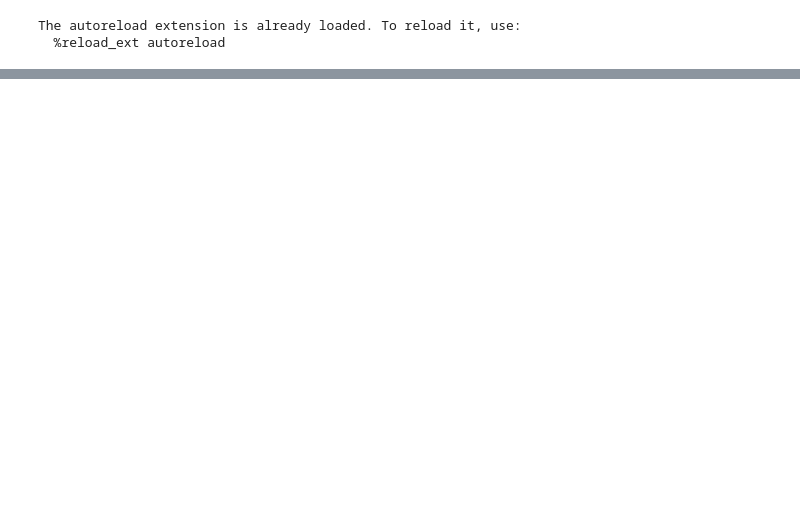
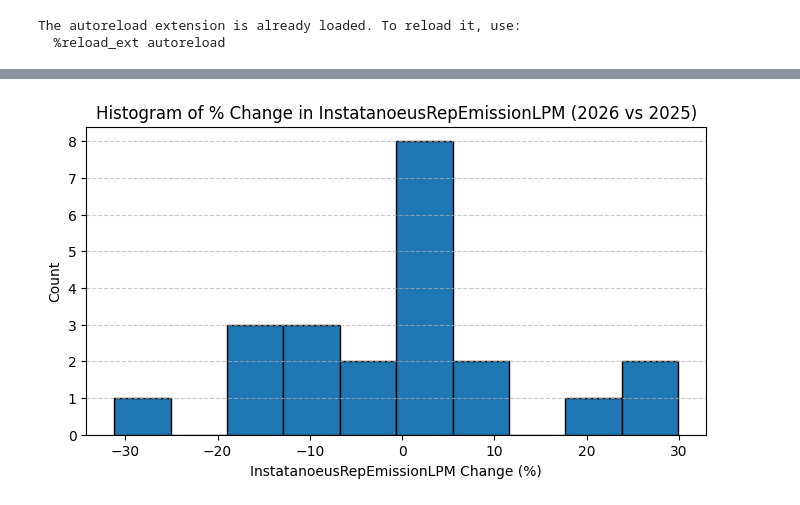
Before and after one commit to picarro-dsoler/KPIHub, a Jupyter notebook: tools/KPIOutput/ExcelOutput/KPIHub_ExcelOutput_Yearly_ITGAnalysis.ipynb, the cells around one changed output, grey strips where cells are left out. Drawn from its saved outputs; the diff is of its cells as text; code cells hidden in the pictures; blank space fills up the shorter version.

```diff
--- a/tools/KPIOutput/ExcelOutput/KPIHub_ExcelOutput_Yearly_ITGAnalysis.ipynb
+++ b/tools/KPIOutput/ExcelOutput/KPIHub_ExcelOutput_Yearly_ITGAnalysis.ipynb
@@ -59,5 +59,5 @@ cols.db.set_query("SELECT * FROM KPI_Definition WHERE name IN (SELECT name from
 kpi_col = cols.db.execute(KPIHub_Conn, source_col = 'name', temp_table_name = 'temp_KPI')
 output_dict = {kpi_col['Name']: [kpi_col['Unit'], kpi_col['Description'], kpi_col['Formula']] for _, kpi_col in kpi_col.iterrows()}
 # %%
-kpi_data = Query(f"SELECT {', '.join(cols['name'])} FROM Yearly_KPI WHERE CustomerName = '{customer_name}' AND BoundaryRegion IS NOT NULL").execute(KPIHub_Conn)
-years= Query(f"SELECT DISTINCT Year FROM Yearly_KPI WHERE CustomerName = '{customer_name}' AND BoundaryRegion IS NOT NULL").execute(KPIHub_Conn)
+kpi_data = Query(f"SELECT {', '.join(cols['name'])} FROM Yearly_KPI WHERE CustomerName = '{customer_name}'").execute(KPIHub_Conn)
+years= Query(f"SELECT DISTINCT Year FROM Yearly_KPI WHERE CustomerName = '{customer_name}'").execute(KPIHub_Conn)
@@ -142,0 +232,20 @@ Request "POST https://upload.box.com/api/2.0/files/2360331323746/content" failed
+# %%
+# Select all rows where Year is 2025
+kpi_2025 = kpi_data[kpi_data['Year'] == 2025].copy()
+kpi_2025.set_index('BoundaryRegion', inplace=True)
+kpi_2025.drop(columns=['CustomerName','Year'], inplace=True)
+kpi_2026 = kpi_data[kpi_data['Year'] == 2026].copy()
+kpi_2026.set_index('BoundaryRegion', inplace=True)
+kpi_2026.drop(columns=['CustomerName','Year'], inplace=True)
+kpi_diff = 100*((kpi_2026 / kpi_2025) - 1)
+import matplotlib.pyplot as plt
+
+plt.figure(figsize=(8, 4))
+plt.hist(kpi_diff['NightDrivenLength'].dropna(), bins=10, edgecolor='black')
+plt.xlabel('InstatanoeusRepEmissionLPM Change (%)')
+plt.ylabel('Count')
+plt.title('Histogram of % Change in InstatanoeusRepEmissionLPM (2026 vs 2025)')
+plt.grid(axis='y', linestyle='--', alpha=0.7)
+plt.show()
+# %% [output]
+[figure, added]
```
Also changed, not shown: parts of 7 cells of this notebook, 9 other files.
